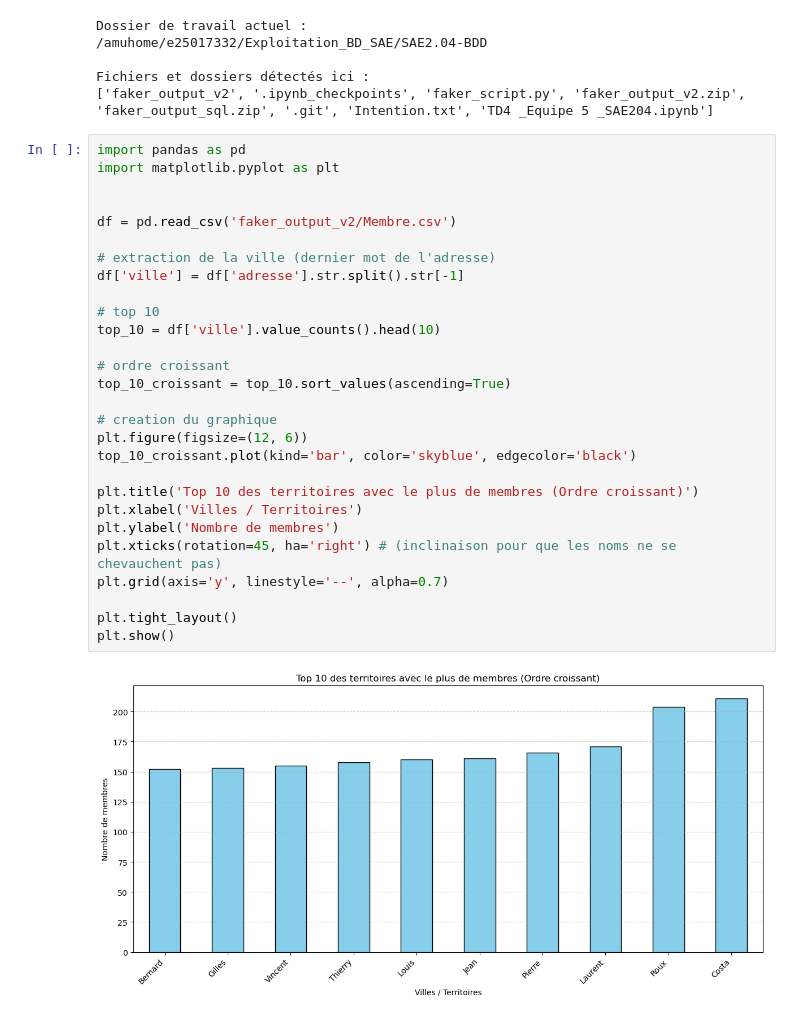
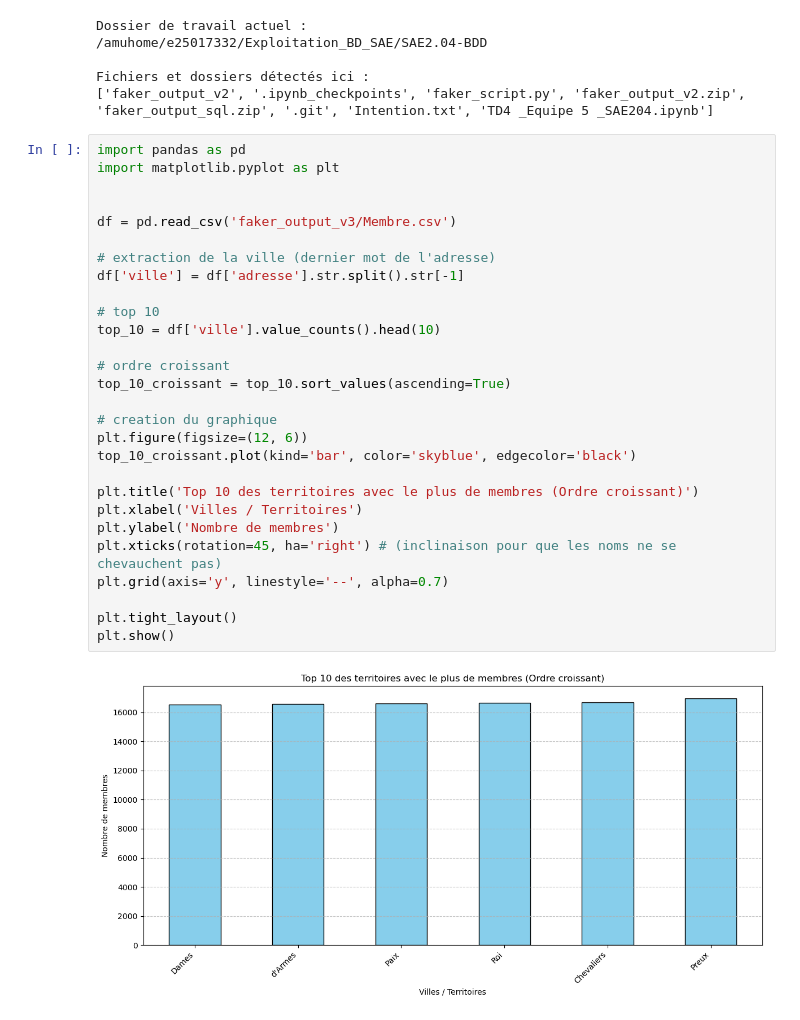
Before and after one commit to DURAN-Kalvin-25013186/SAE2.04-BDD, a Jupyter notebook: Francois_Jupyter_Notebook.ipynb, the cells around one changed output. Saved outputs shown, nothing was run; the diff lists cells and outputs as text.

```diff
--- a/Francois_Jupyter_Notebook.ipynb
+++ b/Francois_Jupyter_Notebook.ipynb
@@ -19,33 +19,33 @@ Fichiers et dossiers détectés ici :
 # %%
 import pandas as pd
 import matplotlib.pyplot as plt
 
 
-df = pd.read_csv('faker_output_v2/Membre.csv')
+df = pd.read_csv('faker_output_v3/Membre.csv')
 
 # extraction de la ville (dernier mot de l'adresse)
 df['ville'] = df['adresse'].str.split().str[-1]
 
 # top 10
 top_10 = df['ville'].value_counts().head(10)
 
 # ordre croissant
 top_10_croissant = top_10.sort_values(ascending=True)
 
 # creation du graphique
 plt.figure(figsize=(12, 6))
 top_10_croissant.plot(kind='bar', color='skyblue', edgecolor='black')
 
 plt.title('Top 10 des territoires avec le plus de membres (Ordre croissant)')
 plt.xlabel('Villes / Territoires')
 plt.ylabel('Nombre de membres')
 plt.xticks(rotation=45, ha='right') # (inclinaison pour que les noms ne se chevauchent pas)
 plt.grid(axis='y', linestyle='--', alpha=0.7)
 
 plt.tight_layout()
 plt.show()
 # %% [output]
-[figure, old version]
+[figure, new version]
 # %%
 import pandas as pd
 
```
Also changed, not shown: parts of 6 cells of this notebook.
